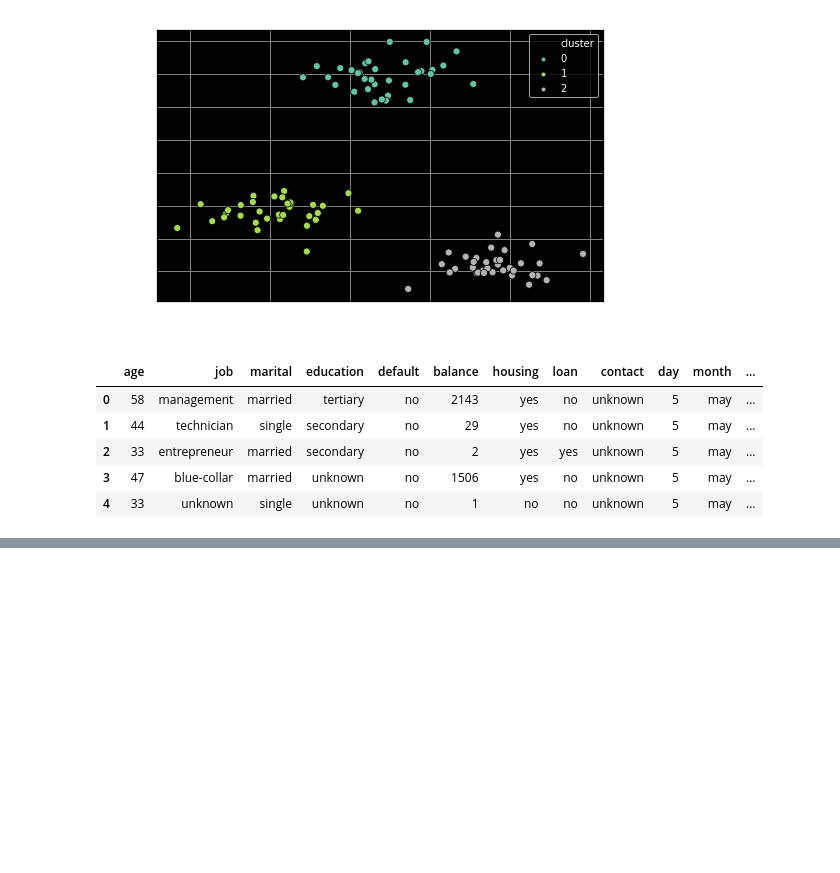
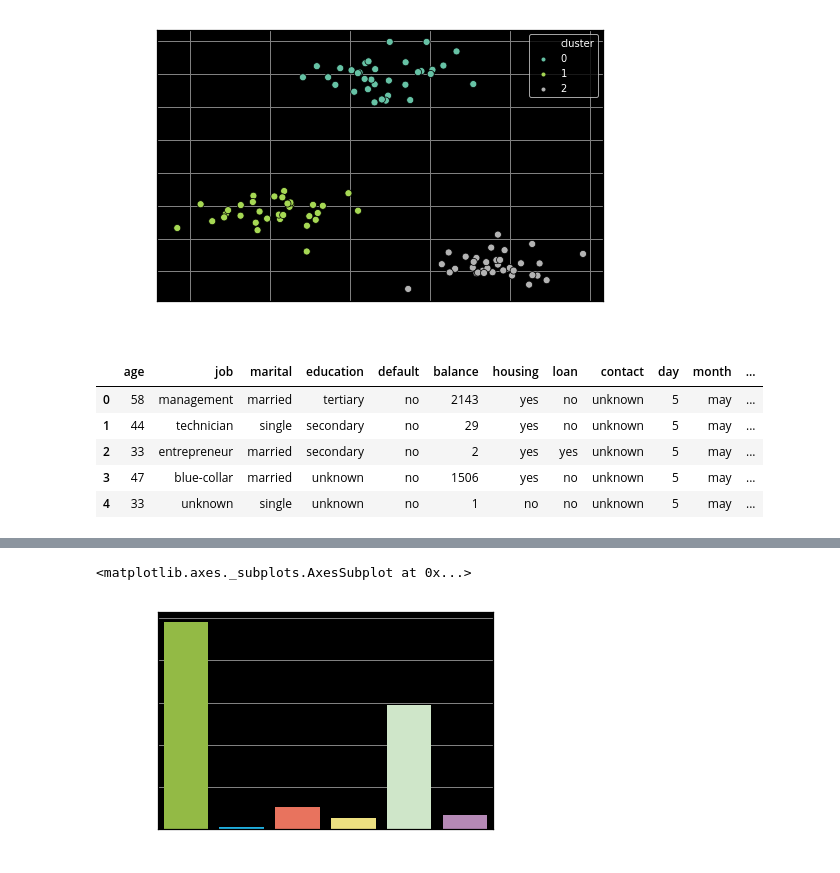
Before and after one commit to yugitti/DataSciencePractice, a Jupyter notebook: ch9.ipynb, the cells around one changed output, grey strips where cells are left out. Drawn from its saved outputs; the diff is of its cells as text; code cells hidden in the pictures; blank space fills up the shorter version.

```diff
--- a/ch9.ipynb
+++ b/ch9.ipynb
@@ -52,0 +60,2 @@ df.head()
+# %%
+df = df[["age", "balance", "campaign", "previous"]]
@@ -52,0 +71,8 @@ df.head()
+# %%
+from sklearn.preprocessing import StandardScaler
+sc = StandardScaler()
+X = sc.fit_transform(df)
+# %%
+#クラスタリング
+km = KMeans(init="random", n_clusters=6, random_state=0)
+km.fit(X)
@@ -52,0 +83,3 @@ df.head()
+# %%
+label = pd.Series(km.labels_)
+print(label.value_counts())
@@ -52,0 +96,5 @@ df.head()
+# %%
+sns.countplot(label)
+# %% [output]
+<matplotlib.axes._subplots.AxesSubplot at 0x...>
+[figure, added]
```
Also changed, not shown: parts of 20 cells of this notebook.
